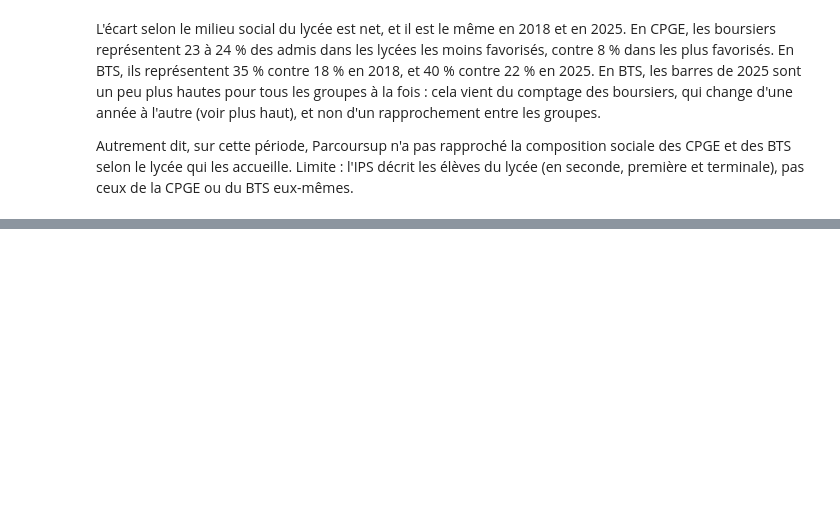
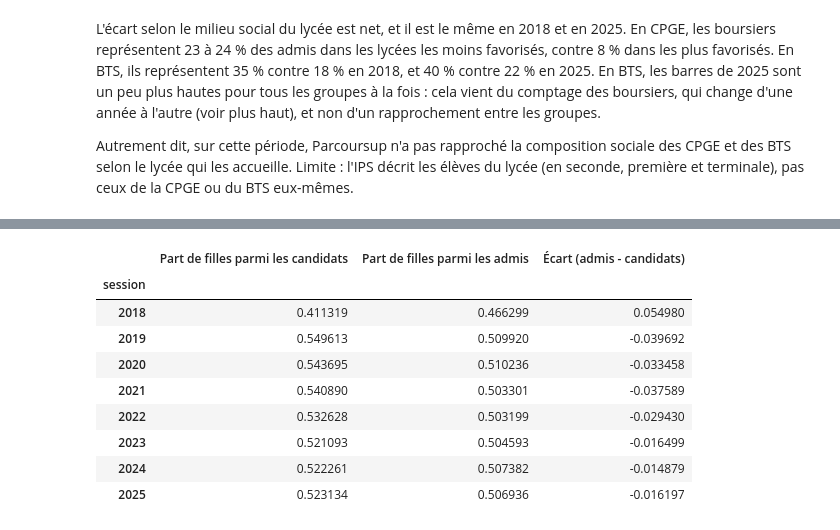
Before and after one commit to Light-star01/python_datascience, a Jupyter notebook: notebooks/rapport.ipynb, the cells around one changed output, grey strips where cells are left out. Saved outputs shown, nothing was run; the diff lists cells and outputs as text; code cells hidden in the pictures; blank space fills up the shorter version.

```diff
--- a/notebooks/rapport.ipynb
+++ b/notebooks/rapport.ipynb
@@ -263,0 +270,24 @@ Autrement dit, sur cette période, Parcoursup n'a pas rapproché la composition
+# %%
+part_voeux = part_filles_globale(formations_selectives, "voe_tot_f", "voe_tot")
+part_admis = part_filles_globale(formations_selectives, "acc_tot_f", "acc_tot")
+
+comparaison = pd.DataFrame({
+    "Part de filles parmi les candidats": part_voeux,
+    "Part de filles parmi les admis": part_admis,
+})
+comparaison["Écart (admis - candidats)"] = (
+    comparaison["Part de filles parmi les admis"]
+    - comparaison["Part de filles parmi les candidats"]
+)
+comparaison
+# %% [output]
+|  | Part de filles parmi les candidats | Part de filles parmi les admis | Écart (admis - candidats) |
+| session |  |  |  |
+| 2018 | 0.411319 | 0.466299 | 0.054980 |
+| 2019 | 0.549613 | 0.509920 | -0.039692 |
+| 2020 | 0.543695 | 0.510236 | -0.033458 |
+| 2021 | 0.540890 | 0.503301 | -0.037589 |
+| 2022 | 0.532628 | 0.503199 | -0.029430 |
+| 2023 | 0.521093 | 0.504593 | -0.016499 |
+| 2024 | 0.522261 | 0.507382 | -0.014879 |
+| 2025 | 0.523134 | 0.506936 | -0.016197 |
```
Also changed, not shown: parts of 4 cells of this notebook, 2 other files.
